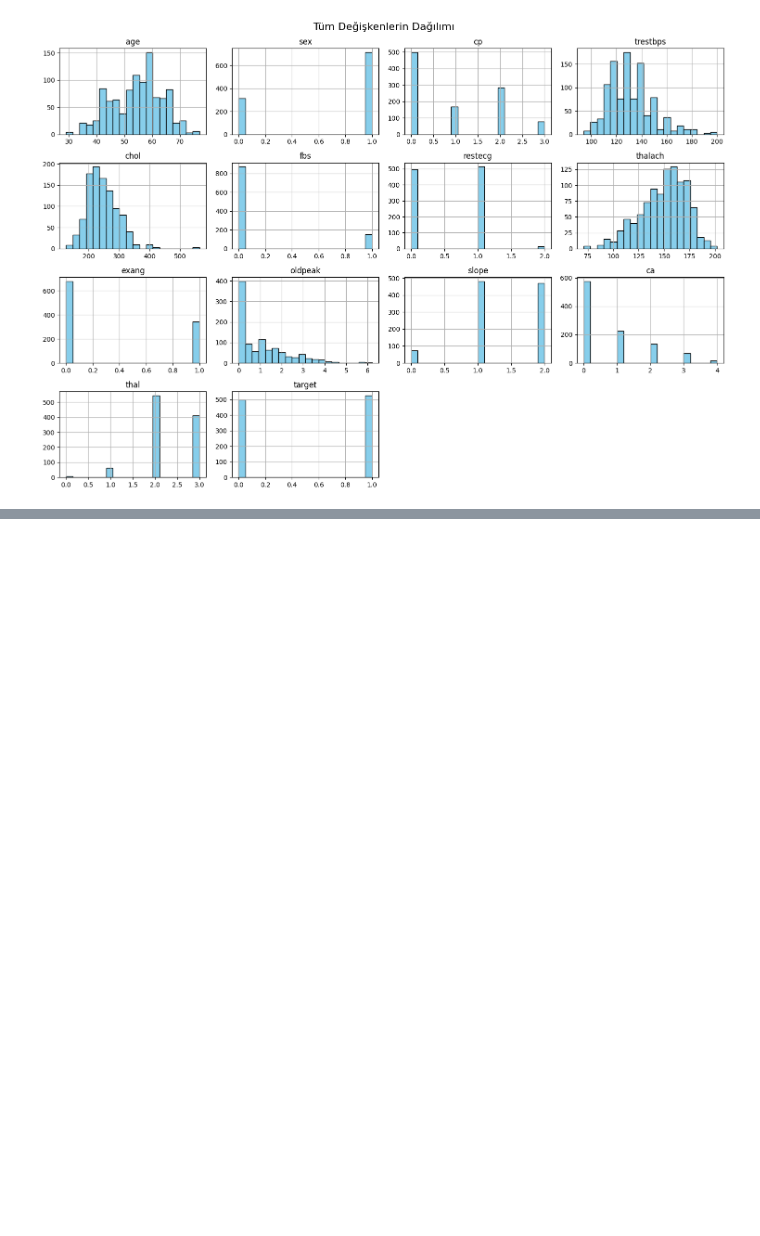
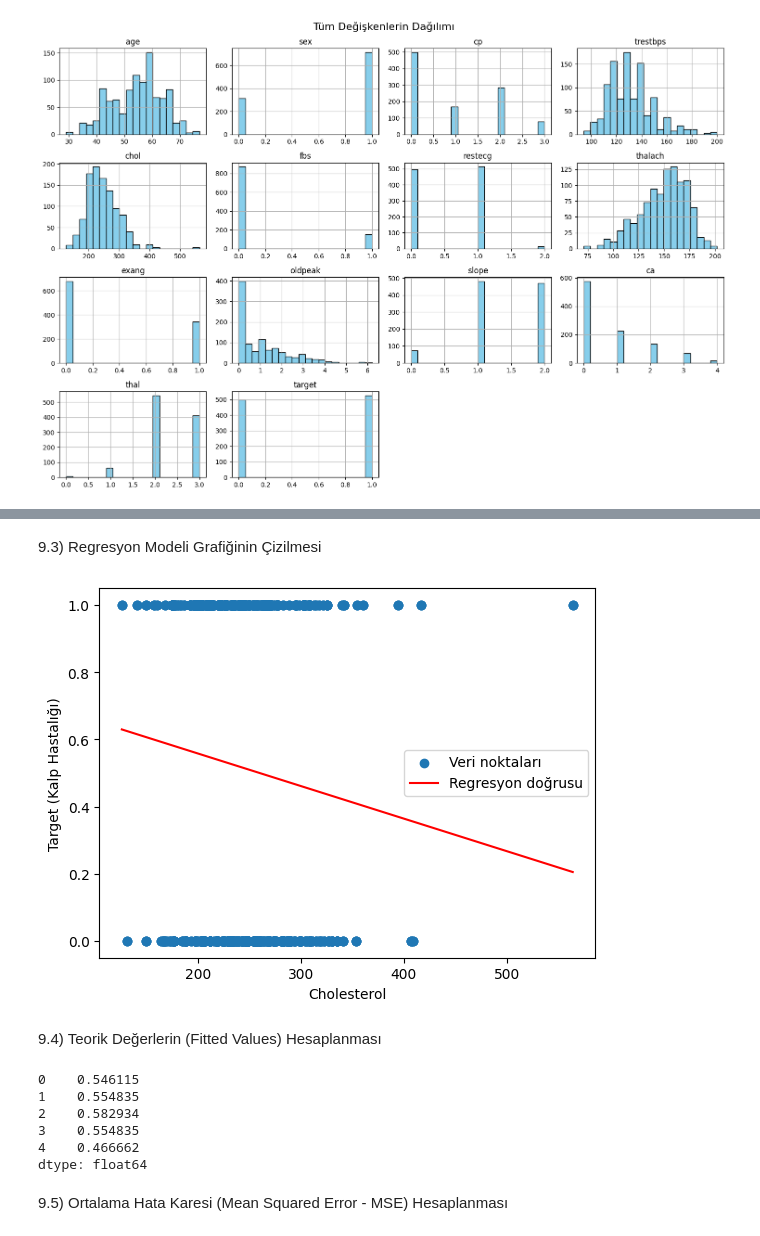
Before and after one commit to zehrabag/HeartDisease_StatisticalAnalysis, a Jupyter notebook: analiz.ipynb, the cells around one changed output, grey strips where cells are left out. Drawn from its saved outputs; the diff is of its cells as text; code cells hidden in the pictures; blank space fills up the shorter version.

```diff
--- a/analiz.ipynb
+++ b/analiz.ipynb
@@ -138,0 +332,15 @@ plt.show()
+# %%
+import statsmodels.api as sm
+
+# Bağımsız ve bağımlı değişkenleri seç
+X = data['chol']
+Y = data['target']
+
+# Sabit terim ekle (intercept için)
+X = sm.add_constant(X)
+
+# Modeli oluştur ve uygula
+model = sm.OLS(Y, X).fit()
+
+# Model özetini yazdır
+print(model.summary())
@@ -138,0 +365,33 @@ plt.show()
+# %% [markdown]
+9.3) Regresyon Modeli Grafiğinin Çizilmesi
+# %%
+import matplotlib.pyplot as plt
+import numpy as np
+
+plt.scatter(data['chol'], data['target'], label='Veri noktaları')
+
+# Regresyon doğrusunu çiz
+x_vals = np.linspace(data['chol'].min(), data['chol'].max(), 100)
+y_vals = model.params.iloc[0] + model.params.iloc[1] * x_vals
+plt.plot(x_vals, y_vals, color='red', label='Regresyon doğrusu')
+
+plt.xlabel('Cholesterol')
+plt.ylabel('Target (Kalp Hastalığı)')
+plt.legend()
+plt.show()
+# %% [output]
+[figure, added]
+# %% [markdown]
+9.4) Teorik Değerlerin (Fitted Values) Hesaplanması
+# %%
+fitted_values = model.fittedvalues
+print(fitted_values.head())
+# %% [output]
+0    0.546115
+1    0.554835
+2    0.582934
+3    0.554835
+4    0.466662
+dtype: float64
+# %% [markdown]
+9.5) Ortalama Hata Karesi (Mean Squared Error - MSE) Hesaplanması
```
Also changed, not shown: parts of 37 cells of this notebook.
